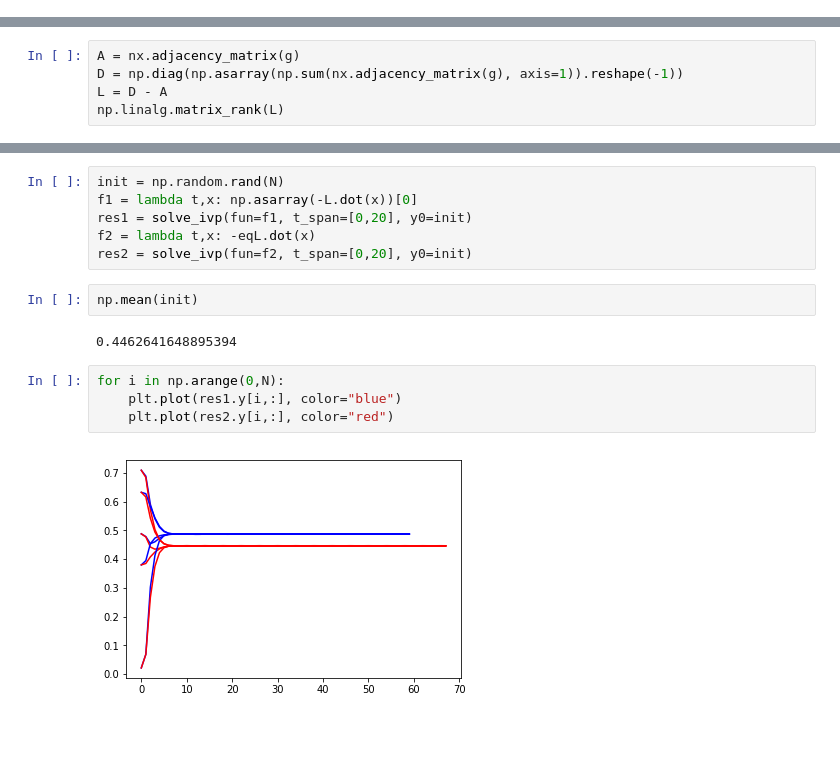
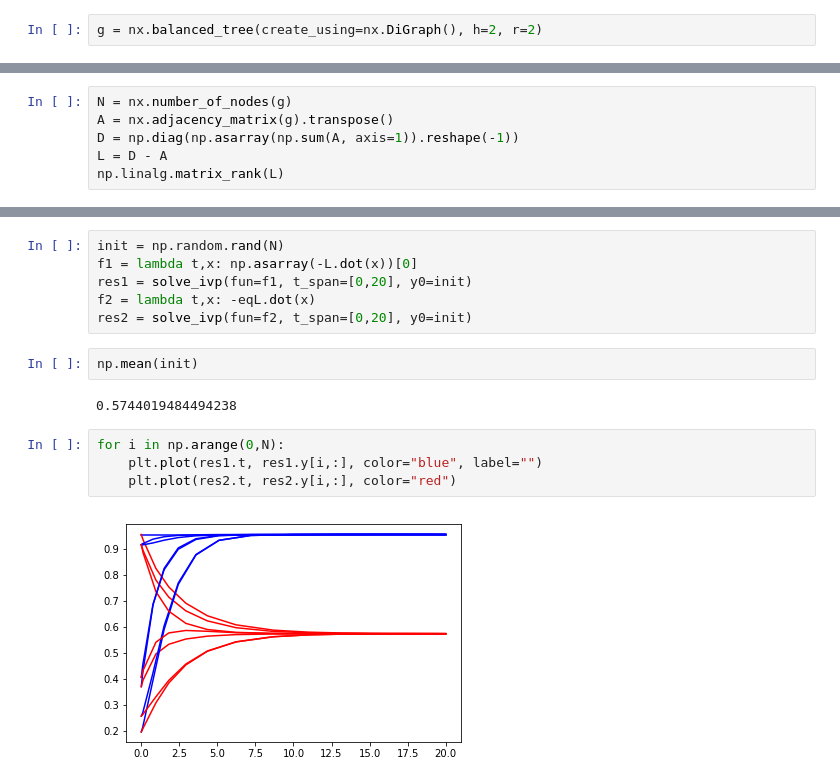
Before and after one commit to hkumar6/thesis-notebooks, a Jupyter notebook: graph_symmetrization.ipynb, the cells around one changed output, grey strips where cells are left out. Saved outputs shown, nothing was run; the diff lists cells and outputs as text; blank space fills up the shorter version.

```diff
--- a/graph_symmetrization.ipynb
+++ b/graph_symmetrization.ipynb
@@ -17,0 +19,2 @@ while not nx.is_strongly_connected(g):
+# %%
+g = nx.balanced_tree(create_using=nx.DiGraph(), h=2, r=2)
@@ -18,8 +25,9 @@ while not nx.is_strongly_connected(g):
 # %% [markdown]
 Compute the Laplacian for the graph.
 # %%
-A = nx.adjacency_matrix(g)
-D = np.diag(np.asarray(np.sum(nx.adjacency_matrix(g), axis=1)).reshape(-1))
+N = nx.number_of_nodes(g)
+A = nx.adjacency_matrix(g).transpose()
+D = np.diag(np.asarray(np.sum(A, axis=1)).reshape(-1))
 L = D - A
 np.linalg.matrix_rank(L)
 # %% [output]
@@ -125,10 +137,10 @@ res2 = solve_ivp(fun=f2, t_span=[0,20], y0=init)
 # %%
 np.mean(init)
 # %% [output]
-0.4462641648895394
+0.5744019484494238
 # %%
 for i in np.arange(0,N):
-    plt.plot(res1.y[i,:], color="blue")
-    plt.plot(res2.y[i,:], color="red")
+    plt.plot(res1.t, res1.y[i,:], color="blue", label="")
+    plt.plot(res2.t, res2.y[i,:], color="red")
 # %% [output]
-[figure, old version]
+[figure, new version]
```
Also changed, not shown: parts of 13 cells of this notebook, 22 other files.
